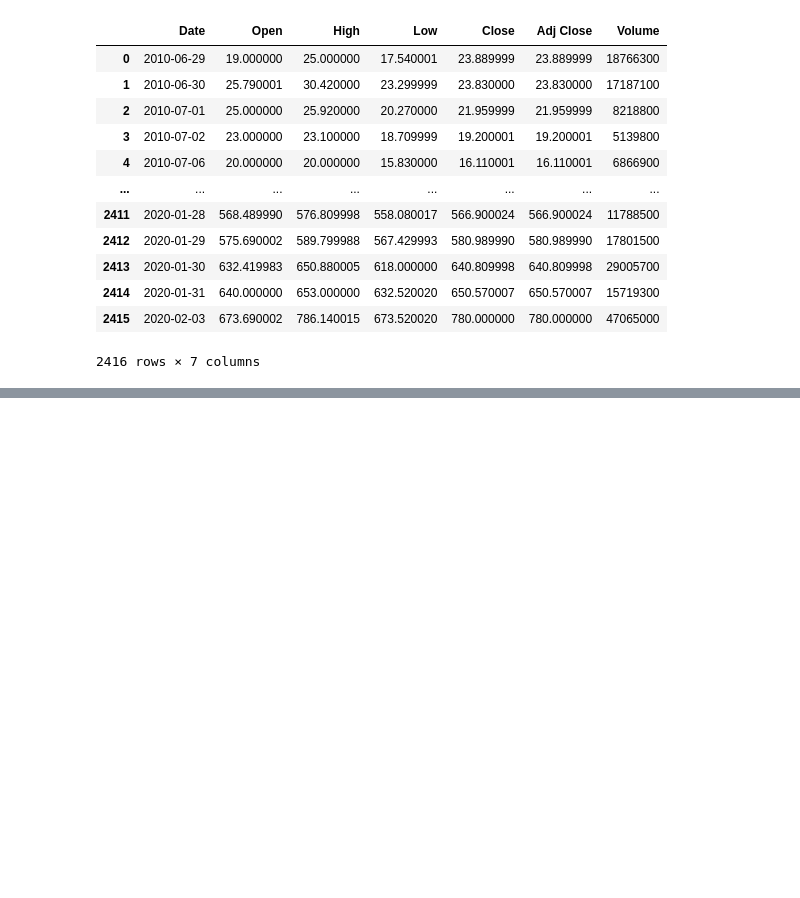
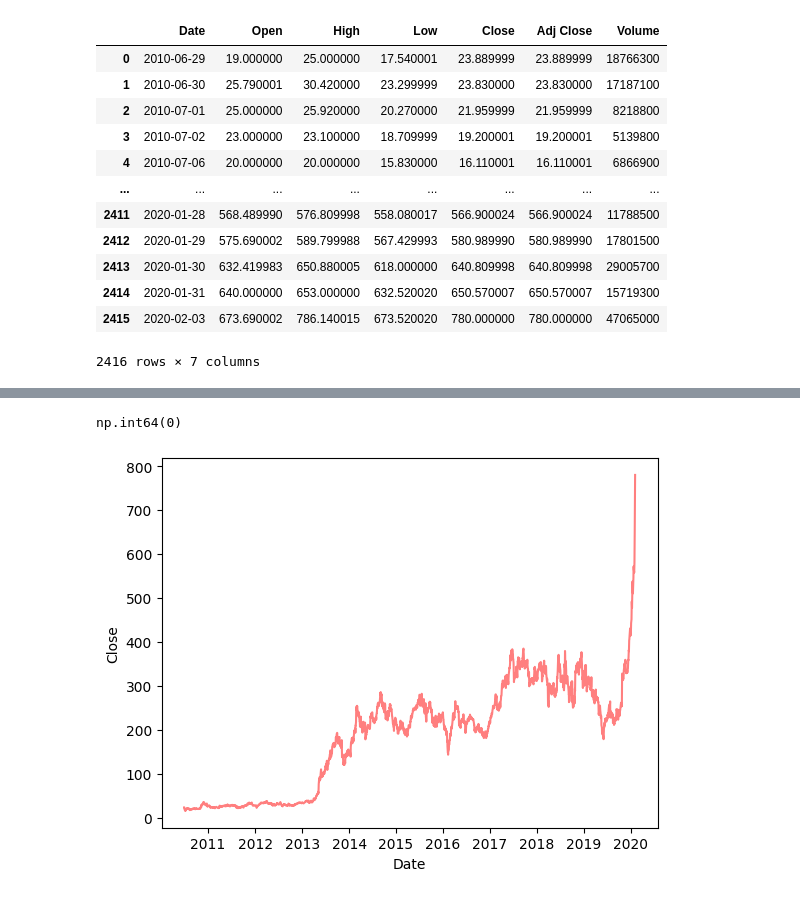
Before and after one commit to vijais0604-cloud/Tesla-stock-prediction, a Jupyter notebook: Tesla stock prediction.ipynb, the cells around one changed output, grey strips where cells are left out. Cells and saved outputs as stored; diff of their text form; code cells hidden in the pictures; blank space fills up the shorter version.

Commit message:
data visualization

```diff
--- a/Tesla stock prediction.ipynb
+++ b/Tesla stock prediction.ipynb
@@ -32,0 +51,12 @@ dtype: int64
+# %%
+df.duplicated().sum()
+# %% [output]
+np.int64(0)
+# %%
+df["Date"] = pd.to_datetime(df["Date"])
+plt.plot(df["Date"],df["Close"],color="red",alpha=0.5)
+plt.xlabel("Date")
+plt.ylabel("Close")
+plt.show()
+# %% [output]
+[figure, added]
```
Also changed, not shown: parts of 3 cells of this notebook, 2 other files.
